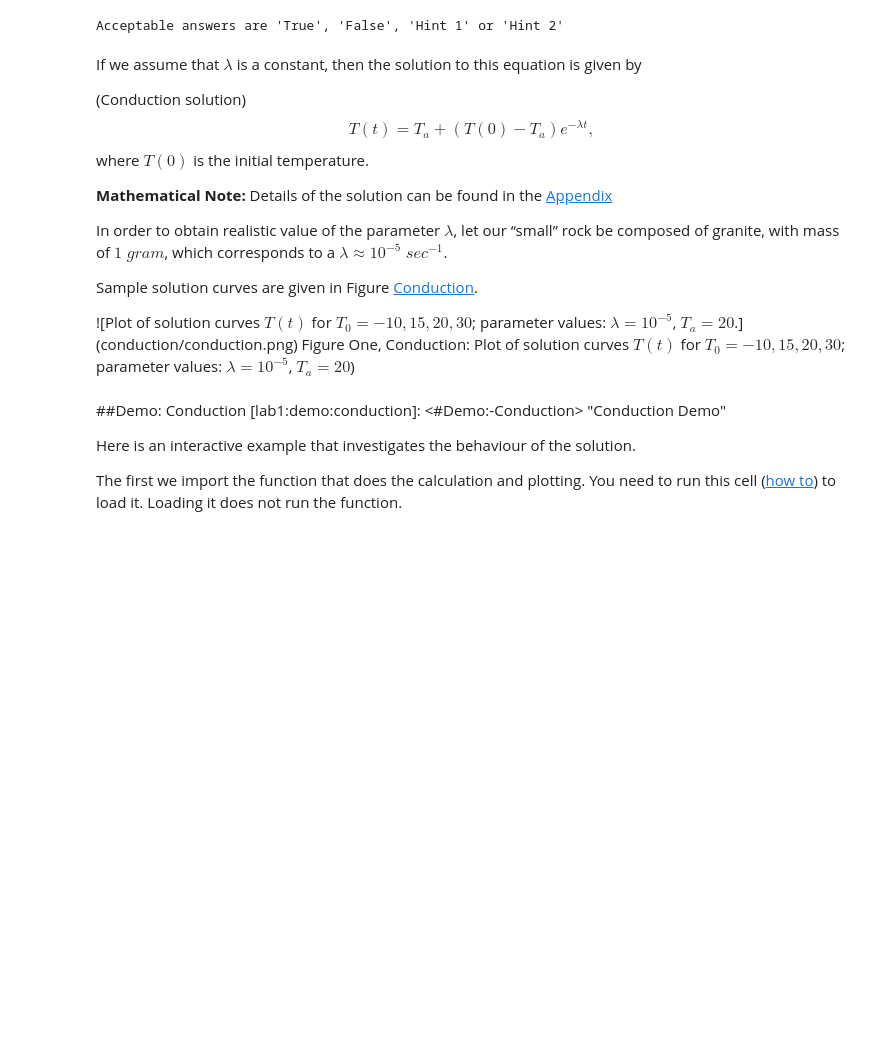
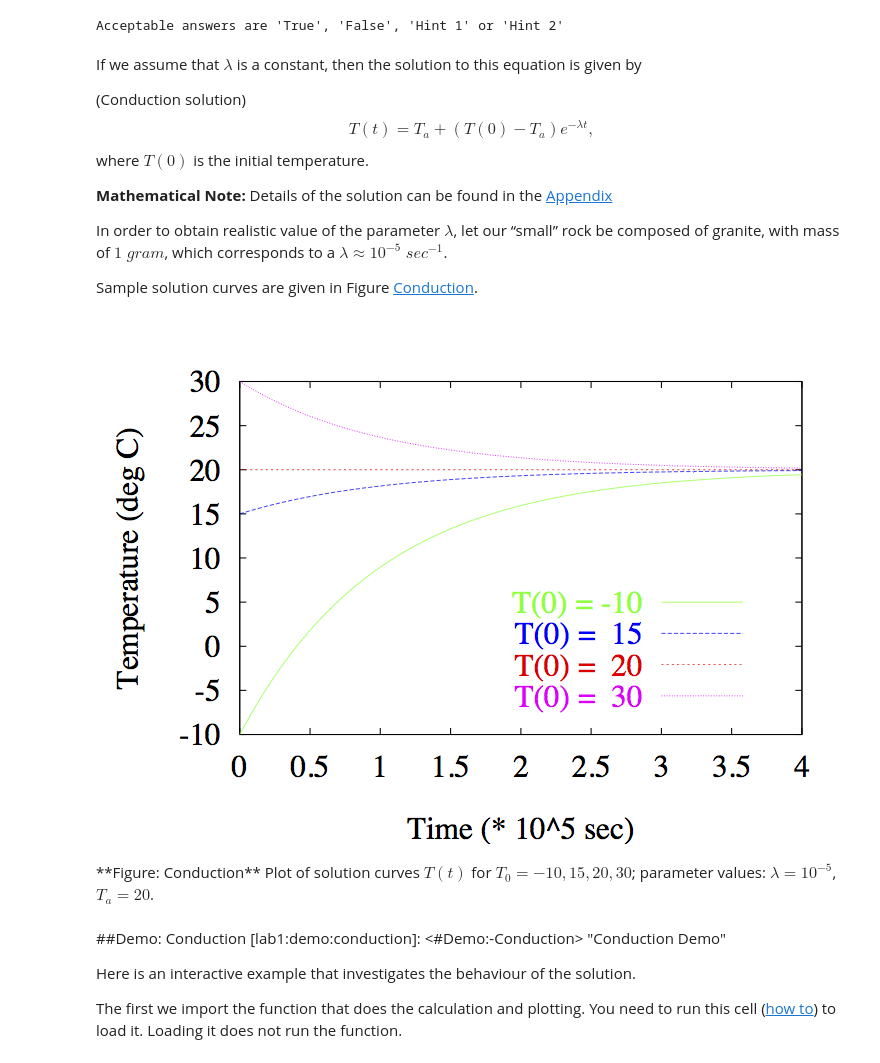
Before and after one commit to tjarnikova/numeric, a Jupyter notebook: lab1/Lab_1.ipynb, the cells around one changed output. Drawn from its saved outputs; the diff is of its cells as text; code cells hidden in the pictures; blank space fills up the shorter version.

Commit message:
fix image display in lab1 notebook

```diff
--- a/lab1/Lab_1.ipynb
+++ b/lab1/Lab_1.ipynb
@@ -242,13 +243,15 @@ In order to obtain realistic value of the parameter $\lambda$, let our
 corresponds to a $\lambda \approx 10^{-5}\;sec^{-1}$.
 
 Sample solution curves are given in Figure [Conduction](#lab1:fig:conduction).
-
-<div id='lab1:fig:conduction'>
-![Plot of solution curves $T(t)$ for $T_0=-10,15,20,30$; parameter
-values: $\lambda=10^{-5}$, $T_a=20$.](conduction/conduction.png)
-Figure One, Conduction: Plot of solution curves $T(t)$ for $T_0=-10,15,20,30$; parameter
-values: $\lambda=10^{-5}$, $T_a=20$)
-</div>
+# %%
+Image(filename='conduction/conduction.png',width='60%')
+# %% [output]
+[figure, added]
+# %% [markdown]
+<div id='lab1:fig:conduction'>
+**Figure: Conduction** Plot of solution curves $T(t)$ for $T_0=-10,15,20,30$; parameter
+values: $\lambda=10^{-5}$, $T_a=20$.
+</div>
 # %% [markdown]
 ##Demo: Conduction
 [lab1:demo:conduction]: <#Demo:-Conduction> "Conduction Demo"
```
Also changed, not shown: parts of 5 cells of this notebook, 2 other files.
